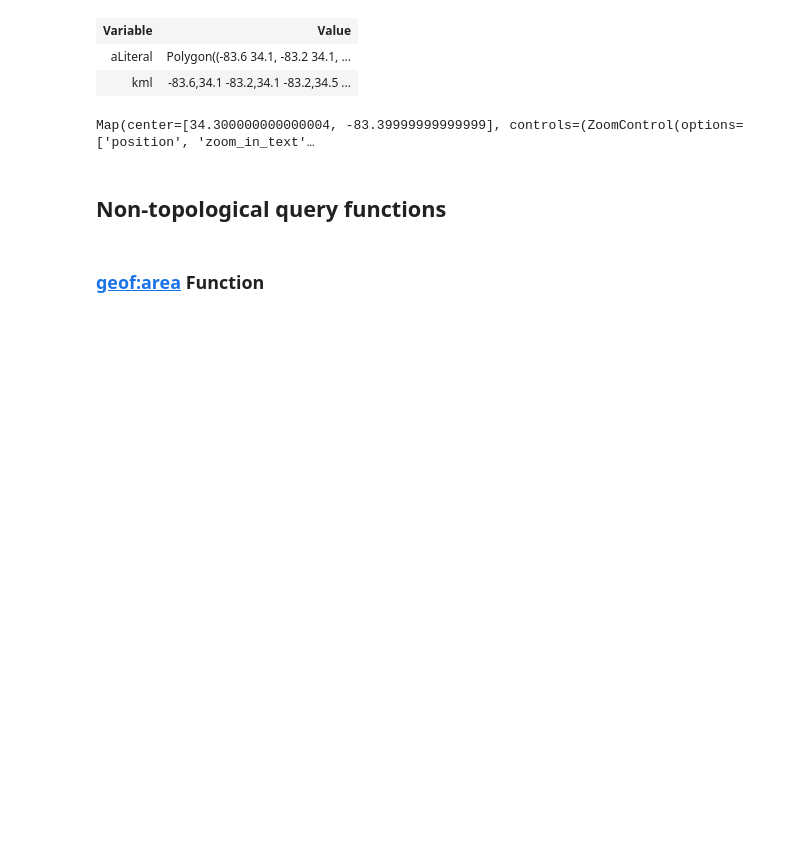
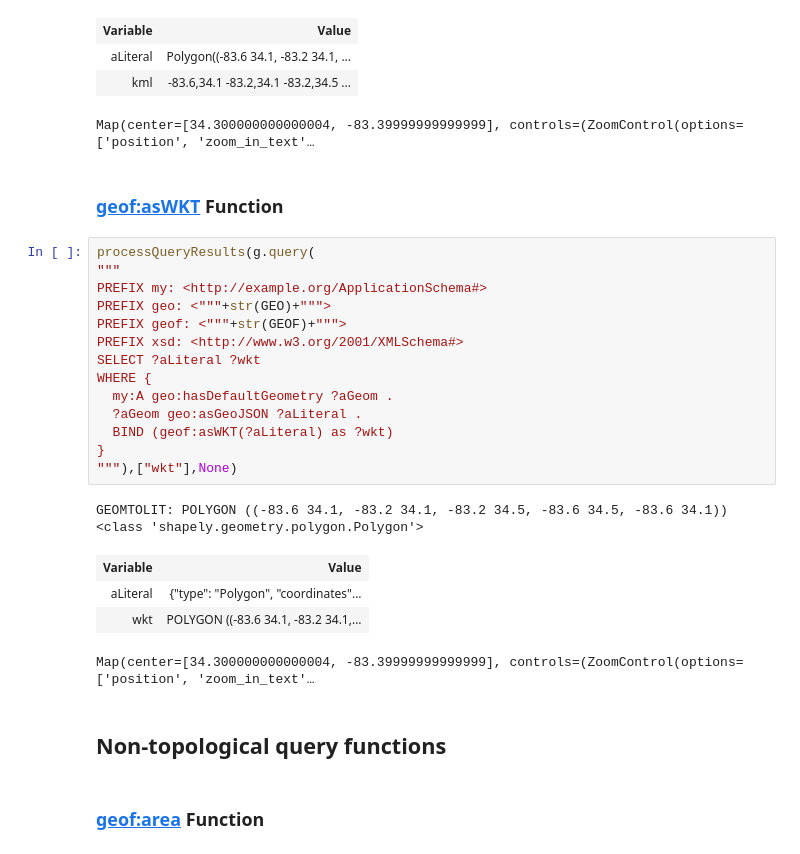
Before and after one commit to situx/rdflib-geosparql, a Jupyter notebook: GeoSPARQL11.ipynb, the cells around one changed output. Cells and saved outputs as stored; diff of their text form; blank space fills up the shorter version.

```diff
--- a/GeoSPARQL11.ipynb
+++ b/GeoSPARQL11.ipynb
@@ -185,6 +206,29 @@ GEOMTOLIT: POLYGON ((-83.6 34.1, -83.2 34.1, -83.2 34.5, -83.6 34.5, -83.6 34.1)
 | aLiteral | Polygon((-83.6 34.1, -83.2 34.1, ... |
 | kml | -83.6,34.1 -83.2,34.1 -83.2,34.5 ... |
 Map(center=[34.300000000000004, -83.39999999999999], controls=(ZoomControl(options=['position', 'zoom_in_text'…
+# %% [markdown]
+### [geof:asWKT](http://www.opengis.net/def/function/geosparql/asWKT) Function
+# %%
+processQueryResults(g.query(
+"""
+PREFIX my: <http://example.org/ApplicationSchema#>
+PREFIX geo: <"""+str(GEO)+""">
+PREFIX geof: <"""+str(GEOF)+""">
+PREFIX xsd: <http://www.w3.org/2001/XMLSchema#>
+SELECT ?aLiteral ?wkt
+WHERE {
+  my:A geo:hasDefaultGeometry ?aGeom .
+  ?aGeom geo:asGeoJSON ?aLiteral .
+  BIND (geof:asWKT(?aLiteral) as ?wkt)
+}
+"""),["wkt"],None)
+# %% [output]
+GEOMTOLIT: POLYGON ((-83.6 34.1, -83.2 34.1, -83.2 34.5, -83.6 34.5, -83.6 34.1))
+<class 'shapely.geometry.polygon.Polygon'>
+| Variable | Value |
+| aLiteral | {"type": "Polygon", "coordinates"... |
+| wkt | POLYGON ((-83.6 34.1, -83.2 34.1,... |
+Map(center=[34.300000000000004, -83.39999999999999], controls=(ZoomControl(options=['position', 'zoom_in_text'…
 # %% [markdown]
 ## Non-topological query functions
 # %% [markdown]
```
Also changed, not shown: parts of 10 cells of this notebook, 4 other files.
